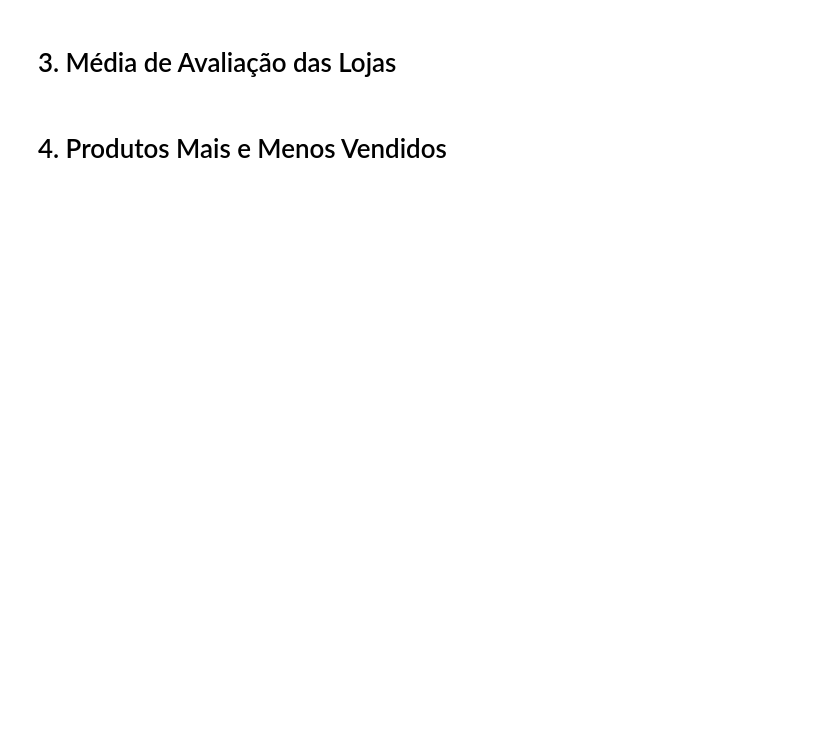
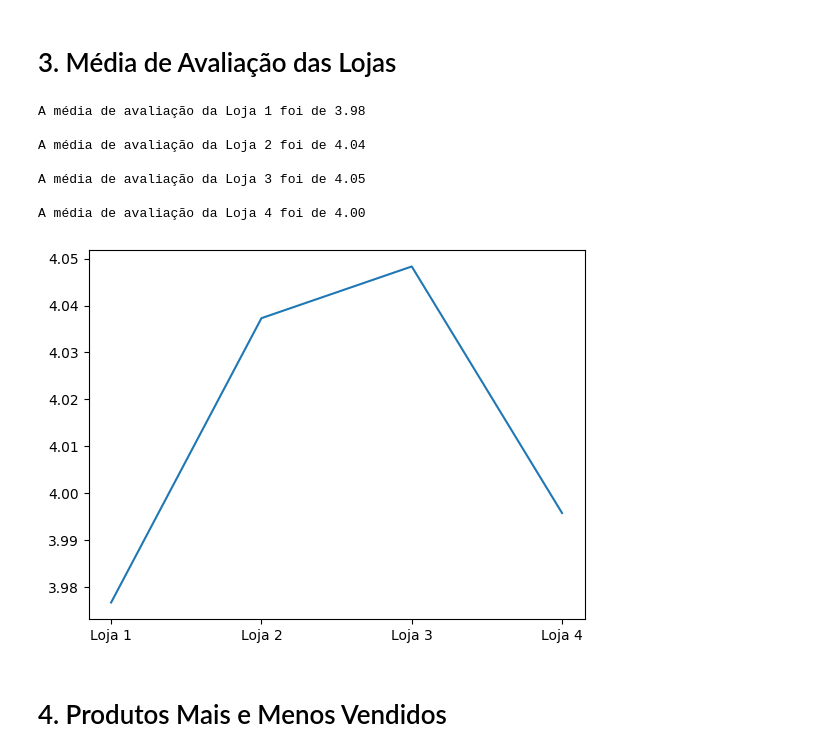
Before and after one commit to Igorrocha1/challenge-one-data-science, a Jupyter notebook: AluraStoreBr.ipynb, the cells around one changed output. Cells and saved outputs as stored; diff of their text form; code cells hidden in the pictures; blank space fills up the shorter version.

```diff
--- a/AluraStoreBr.ipynb
+++ b/AluraStoreBr.ipynb
@@ -46,3 +52,8 @@ O faturamento da loja 4 foi de R$1,384,497.58
 import matplotlib.pyplot as plt
 # %% [markdown]
 # 2. Vendas por Categoria
+# %%
+## Somando vendas por categoria
+for i, df in enumerate(lojas):
+    print(f'\n Produtos mais vendidos por categoria da {loja_nomes[i]} \n')
+    print(df['Categoria do Produto'].value_counts().to_string())
@@ -49,4 +78,24 @@ import matplotlib.pyplot as plt
 # %% [markdown]
 # 3. Média de Avaliação das Lojas
+# %%
+## Somando a media de avaliações de cada loja
+
+for i, df in enumerate(lojas):
+    media_das_avaliacoes = df['Avaliação da compra'].mean()
+    print(f'A média de avaliação da {loja_nomes[i]} foi de {media_das_avaliacoes:,.2f} \n')
+
+## Transformando em graficos
+
+plt.plot(loja_nomes, [df['Avaliação da compra'].mean() for df in lojas])
+plt.show()
+# %% [output]
+A média de avaliação da Loja 1 foi de 3.98
+
+A média de avaliação da Loja 2 foi de 4.04
+
+A média de avaliação da Loja 3 foi de 4.05
+
+A média de avaliação da Loja 4 foi de 4.00
+[figure, added]
 # %% [markdown]
 # 4. Produtos Mais e Menos Vendidos
```
Also changed, not shown: parts of 5 cells of this notebook.
